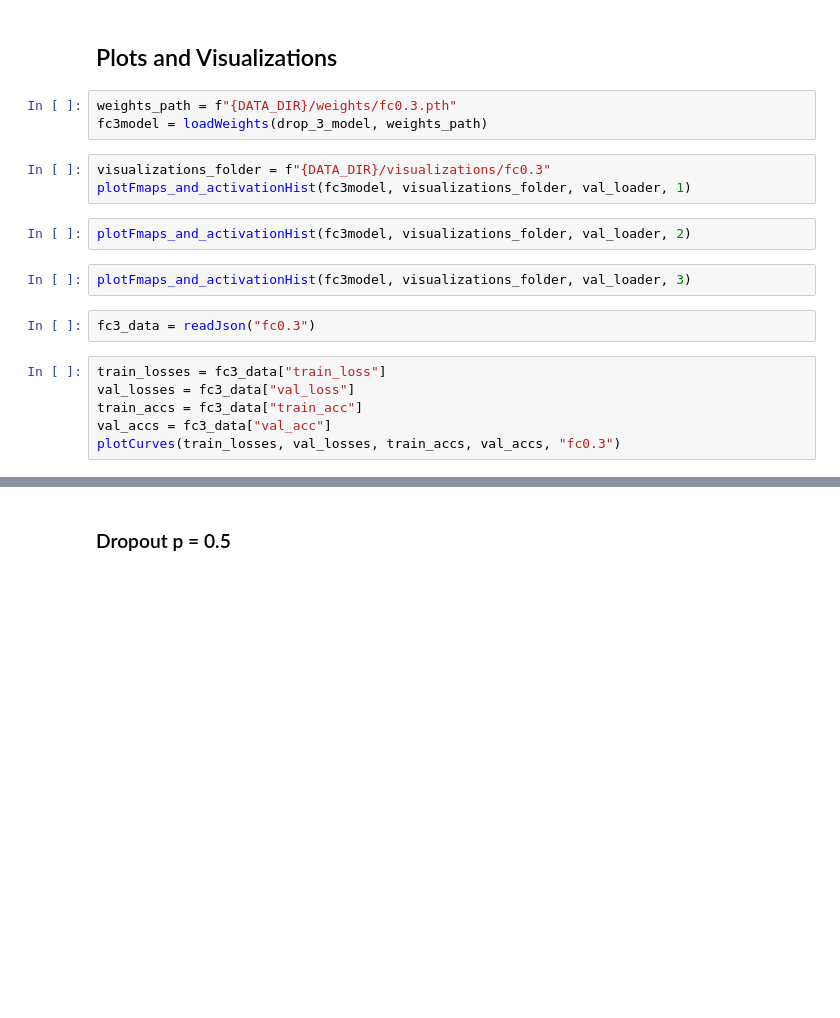
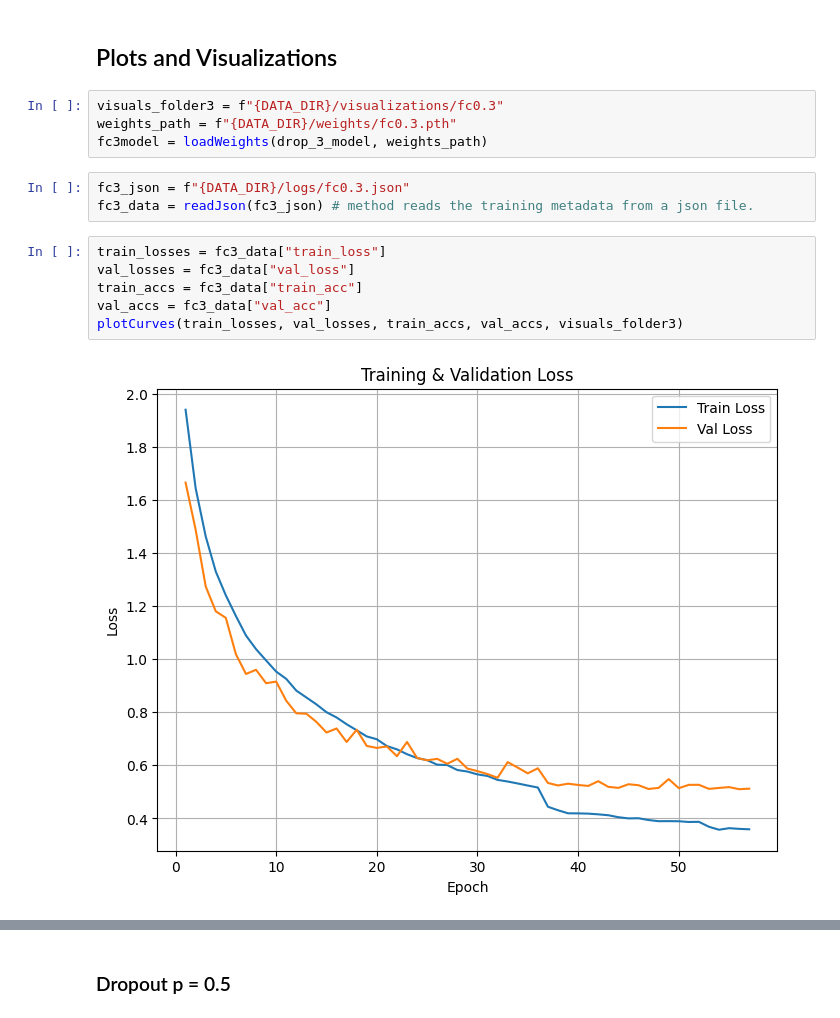
Before and after one commit to fw7th/regularization-ml, a Jupyter notebook: notebooks/02_fc_dropout.ipynb, the cells around one changed output, grey strips where cells are left out. Cells and saved outputs as stored; diff of their text form; blank space fills up the shorter version.

```diff
--- a/notebooks/02_fc_dropout.ipynb
+++ b/notebooks/02_fc_dropout.ipynb
@@ -170,20 +119,17 @@ Epoch 4/70
 # %% [markdown]
 ## Plots and Visualizations
 # %%
+visuals_folder3 = f"{DATA_DIR}/visualizations/fc0.3"
 weights_path = f"{DATA_DIR}/weights/fc0.3.pth"
 fc3model = loadWeights(drop_3_model, weights_path)
-# %%
-visualizations_folder = f"{DATA_DIR}/visualizations/fc0.3"
-plotFmaps_and_activationHist(fc3model, visualizations_folder, val_loader, 1)
-# %%
-plotFmaps_and_activationHist(fc3model, visualizations_folder, val_loader, 2)
-# %%
-plotFmaps_and_activationHist(fc3model, visualizations_folder, val_loader, 3)
-# %%
-fc3_data = readJson("fc0.3")
+# %%
+fc3_json = f"{DATA_DIR}/logs/fc0.3.json"
+fc3_data = readJson(fc3_json) # method reads the training metadata from a json file.
 # %%
 train_losses = fc3_data["train_loss"]
 val_losses = fc3_data["val_loss"]
 train_accs = fc3_data["train_acc"]
 val_accs = fc3_data["val_acc"]
-plotCurves(train_losses, val_losses, train_accs, val_accs, "fc0.3")
+plotCurves(train_losses, val_losses, train_accs, val_accs, visuals_folder3)
+# %% [output]
+[figure, added]
```
Also changed, not shown: parts of 13 cells of this notebook, 4 other files.
